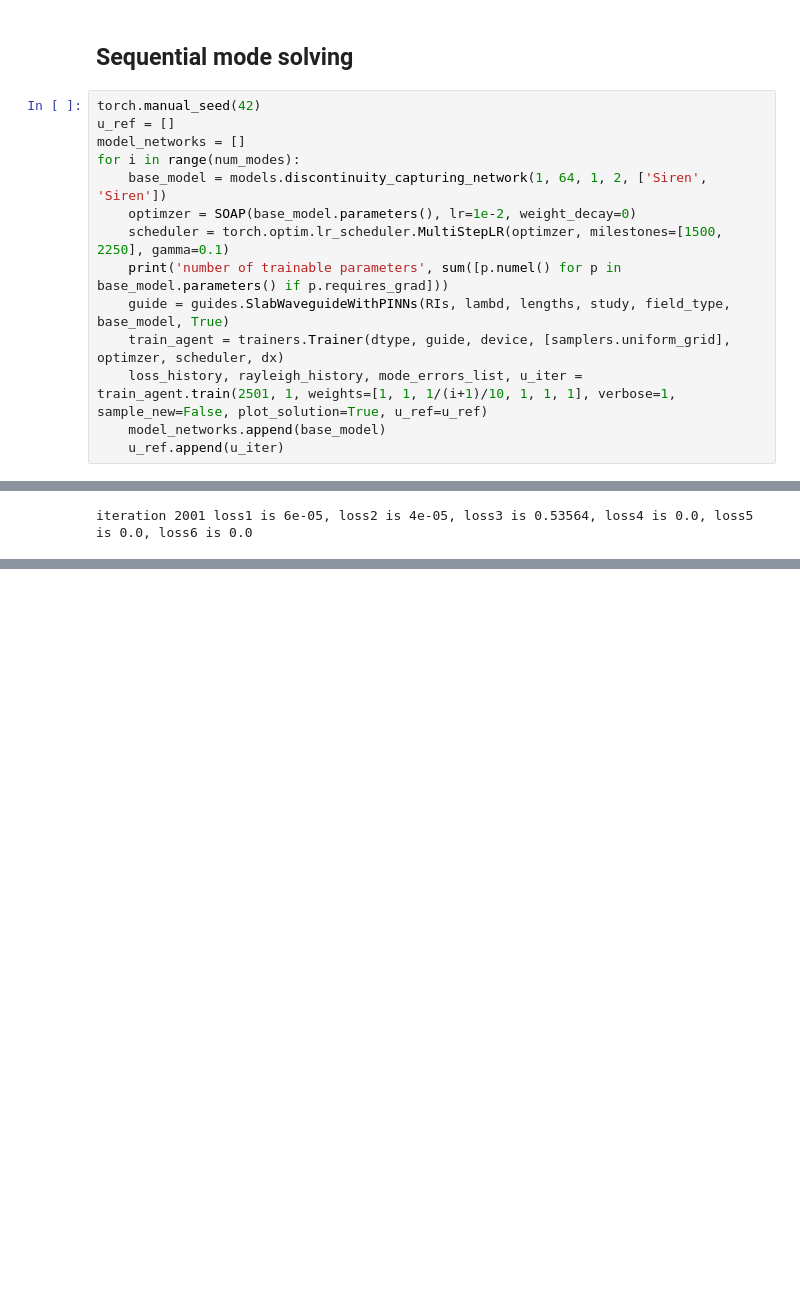
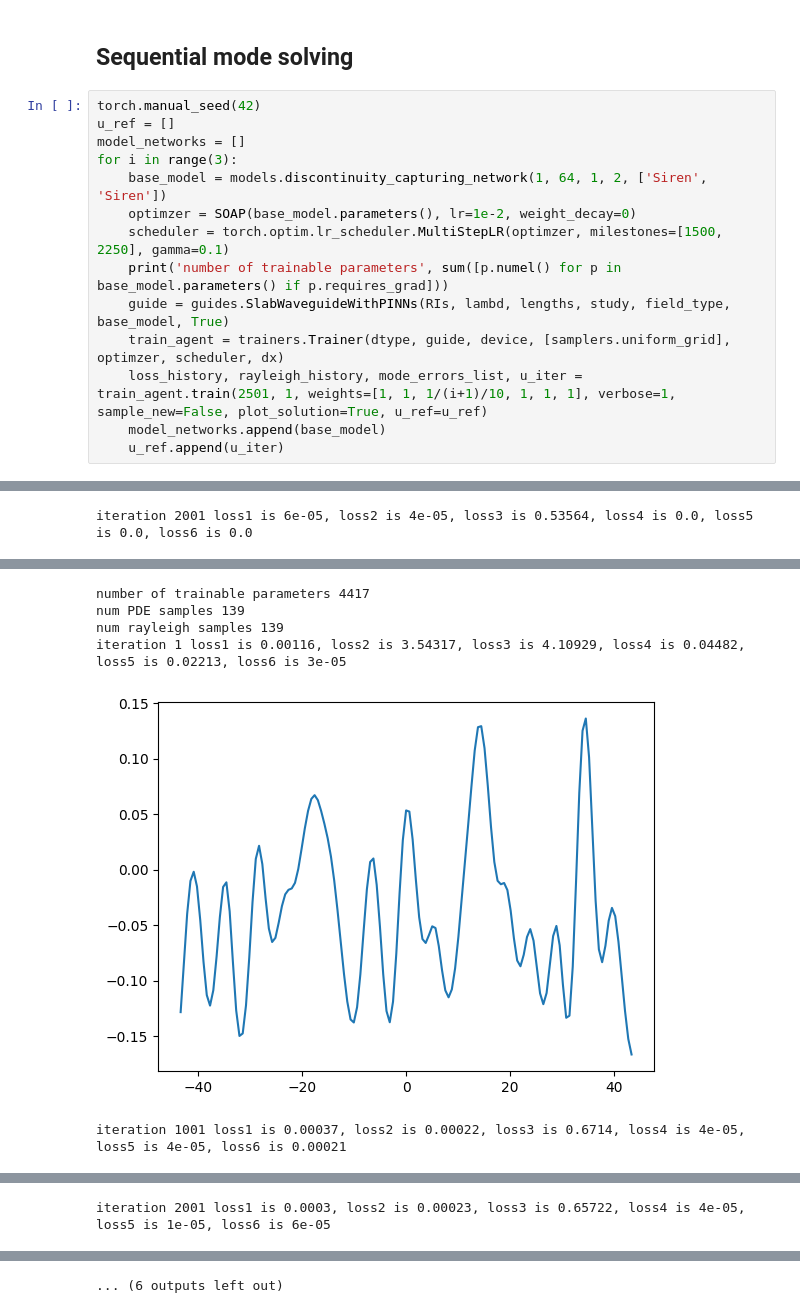
Before and after one commit to amrShares/a-stable-PGNN, a Jupyter notebook: notebooks/Slab E-filed formulation demonstration 01 TM.ipynb, the cells around one changed output, grey strips where cells are left out. Cells and saved outputs as stored; diff of their text form; blank space fills up the shorter version.

```diff
--- a/notebooks/Slab E-filed formulation demonstration 01 TM.ipynb
+++ b/notebooks/Slab E-filed formulation demonstration 01 TM.ipynb
@@ -135,24 +135,30 @@ iteration 2001 loss1 is 0.00041, loss2 is 0.00117, loss3 is 1.26349, loss4 is 0.
 # %%
 torch.manual_seed(42)
 u_ref = []
 model_networks = []
-for i in range(num_modes):
+for i in range(3):
     base_model = models.discontinuity_capturing_network(1, 64, 1, 2, ['Siren', 'Siren'])
     optimzer = SOAP(base_model.parameters(), lr=1e-2, weight_decay=0)
     scheduler = torch.optim.lr_scheduler.MultiStepLR(optimzer, milestones=[1500, 2250], gamma=0.1)
     print('number of trainable parameters', sum([p.numel() for p in base_model.parameters() if p.requires_grad]))
     guide = guides.SlabWaveguideWithPINNs(RIs, lambd, lengths, study, field_type, base_model, True)
     train_agent = trainers.Trainer(dtype, guide, device, [samplers.uniform_grid], optimzer, scheduler, dx)
     loss_history, rayleigh_history, mode_errors_list, u_iter = train_agent.train(2501, 1, weights=[1, 1, 1/(i+1)/10, 1, 1, 1], verbose=1, sample_new=False, plot_solution=True, u_ref=u_ref)
     model_networks.append(base_model)
     u_ref.append(u_iter)
 # %% [output]
 number of trainable parameters 4417
 num PDE samples 139
 num rayleigh samples 139
 iteration 1 loss1 is 0.00295, loss2 is 0.00237, loss3 is 0.99487, loss4 is 0.0, loss5 is 0.17051, loss6 is 0.00454
 [figure]
 iteration 1001 loss1 is 0.00016, loss2 is 9e-05, loss3 is 0.53817, loss4 is 0.0, loss5 is 2e-05, loss6 is 3e-05
 [figure]
 iteration 2001 loss1 is 6e-05, loss2 is 4e-05, loss3 is 0.53564, loss4 is 0.0, loss5 is 0.0, loss6 is 0.0
 [figure]
+number of trainable parameters 4417
+num PDE samples 139
+num rayleigh samples 139
+iteration 1 loss1 is 0.00116, loss2 is 3.54317, loss3 is 4.10929, loss4 is 0.04482, loss5 is 0.02213, loss6 is 3e-05
+[figure, added]
+iteration 1001 loss1 is 0.00037, loss2 is 0.00022, loss3 is 0.6714, loss4 is 4e-05, loss5 is 4e-05, loss6 is 0.00021
@@ -158,0 +166 @@ iteration 2001 loss1 is 6e-05, loss2 is 4e-05, loss3 is 0.53564, loss4 is 0.0, l
+iteration 2001 loss1 is 0.0003, loss2 is 0.00023, loss3 is 0.65722, loss4 is 4e-05, loss5 is 1e-05, loss6 is 6e-05
@@ -159,2 +168,3 @@ iteration 2001 loss1 is 6e-05, loss2 is 4e-05, loss3 is 0.53564, loss4 is 0.0, l
+... (6 outputs left out)
 # %%
 fd_device = guides.SlabWaveguideWithFD(RIs, lambd, lengths, study, field_type, dx)
```
Also changed, not shown: parts of 3 cells of this notebook, 25 other files.
